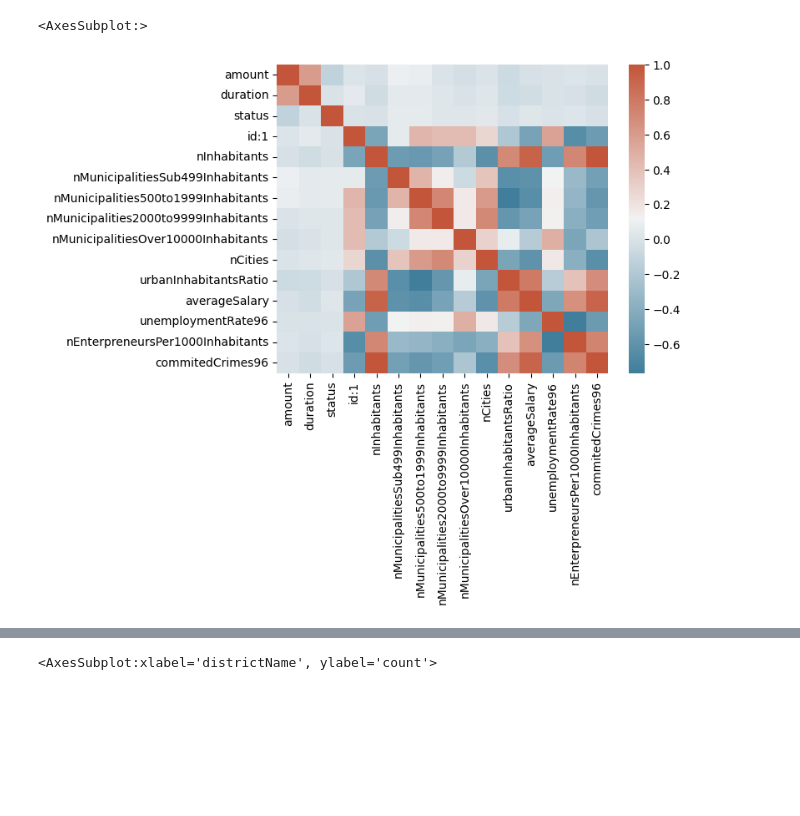
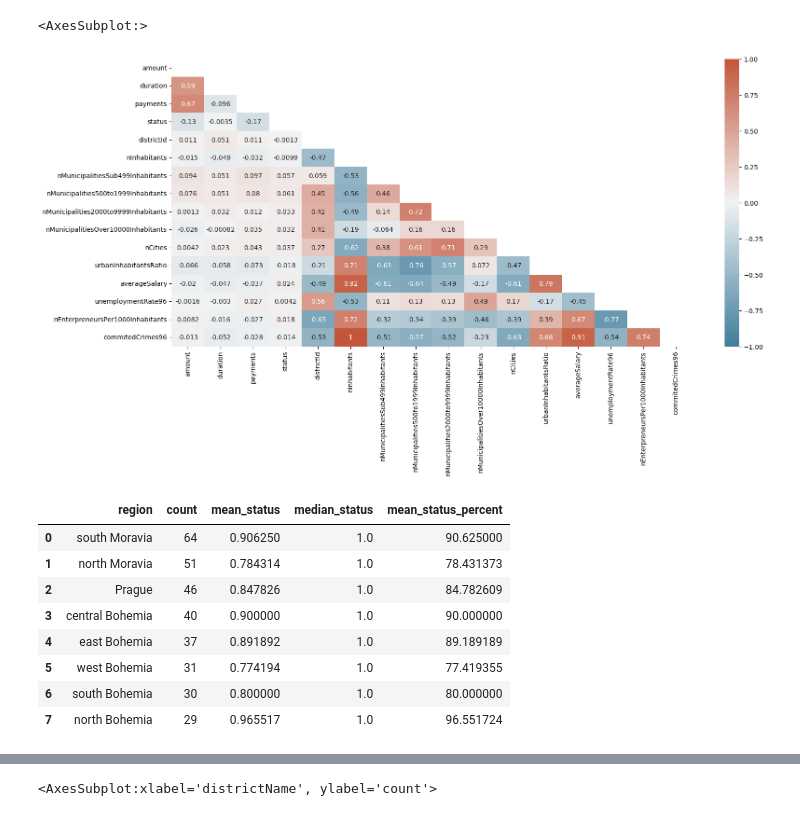
Before and after one commit to adr1an0s0ar3s/feup-ac-22-23, a Jupyter notebook: notebooks/district.ipynb, the cells around one changed output, grey strips where cells are left out. Saved outputs shown, nothing was run; the diff lists cells and outputs as text; code cells hidden in the pictures; blank space fills up the shorter version.

Commit message:
Fix correlation matrix and add more region graphs to district.ipynb

```diff
--- a/notebooks/district.ipynb
+++ b/notebooks/district.ipynb
@@ -7,6 +7,6 @@ import matplotlib.pyplot as plt
 # %%
 con = sqlite3.connect('../data/database.db')
 # %%
-df = pd.read_sql_query('SELECT * FROM loanDev JOIN (select * from account JOIN district where account.districtId = district.id) as A where loanDev.accountId = A.id;', con)
+df = pd.read_sql_query('SELECT * FROM loanDev JOIN (select account.id, district.id as districtId, districtName, region, nInhabitants, nMunicipalitiesSub499Inhabitants, nMunicipalities500to1999Inhabitants, nMunicipalities2000to9999Inhabitants, nMunicipalitiesOver10000Inhabitants, nCities, urbanInhabitantsRatio, averageSalary, unemploymentRate95, unemploymentRate96, nEnterpreneursPer1000Inhabitants, commitedCrimes95, commitedCrimes96 from account JOIN district where account.districtId = district.id) as A where loanDev.accountId = A.id;', con)
 df.head()
 # %% [output]
@@ -20,4 +20,3 @@ df.head()
 # %%
-df = df.drop(['id', 'accountId', 'payments', 'districtId', 'frequency'], axis=1)
 df.head()
 # %% [output]
@@ -43,5 +42,27 @@ df.describe()
 # %%
-sns.heatmap(df.corr(), cmap=sns.diverging_palette(230, 20, as_cmap=True))
+fig, ax1 = plt.subplots(figsize=(18,8))
+corr = df.drop(['id', 'accountId'], axis=1).corr()
+mask = np.triu(np.ones_like(corr, dtype=bool))
+sns.heatmap(corr, cmap=sns.diverging_palette(230, 20, as_cmap=True), vmax=1, vmin=-1, annot=True, mask=mask, ax=ax1)
 # %% [output]
 <AxesSubplot:>
-[figure, old version]
+[figure, new version]
+# %%
+region_df = df.copy()
+region_df['status'] = (region_df['status']+1)/2 # Transform status from -1/1 to 0/1 to improve plot
+region_df = region_df.groupby('region') \
+                         .agg(count=('region', 'count'), mean_status=('status', 'mean'), median_status=('status', 'median')) \
+                         .reset_index()
+region_df = region_df.sort_values(by=['count'], ascending=False).reset_index(drop=True)
+region_df['mean_status_percent'] = region_df['mean_status']*100
+region_df.head(20)
+# %% [output]
+|  | region | count | mean_status | median_status | mean_status_percent |
+| 0 | south Moravia | 64 | 0.906250 | 1.0 | 90.625000 |
+| 1 | north Moravia | 51 | 0.784314 | 1.0 | 78.431373 |
+| 2 | Prague | 46 | 0.847826 | 1.0 | 84.782609 |
+| 3 | central Bohemia | 40 | 0.900000 | 1.0 | 90.000000 |
+| 4 | east Bohemia | 37 | 0.891892 | 1.0 | 89.189189 |
+| 5 | west Bohemia | 31 | 0.774194 | 1.0 | 77.419355 |
+| 6 | south Bohemia | 30 | 0.800000 | 1.0 | 80.000000 |
+| 7 | north Bohemia | 29 | 0.965517 | 1.0 | 96.551724 |
```
Also changed, not shown: parts of 5 cells of this notebook, 1 other file.
